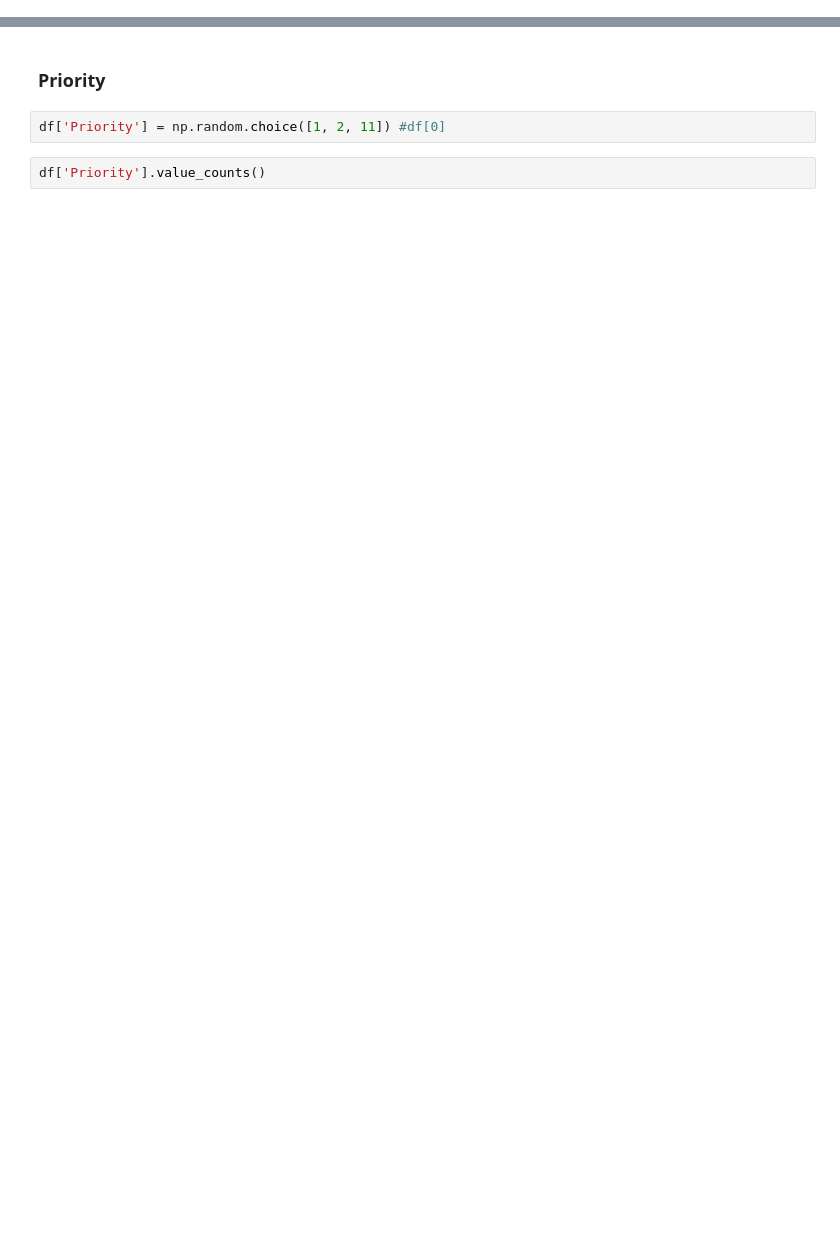
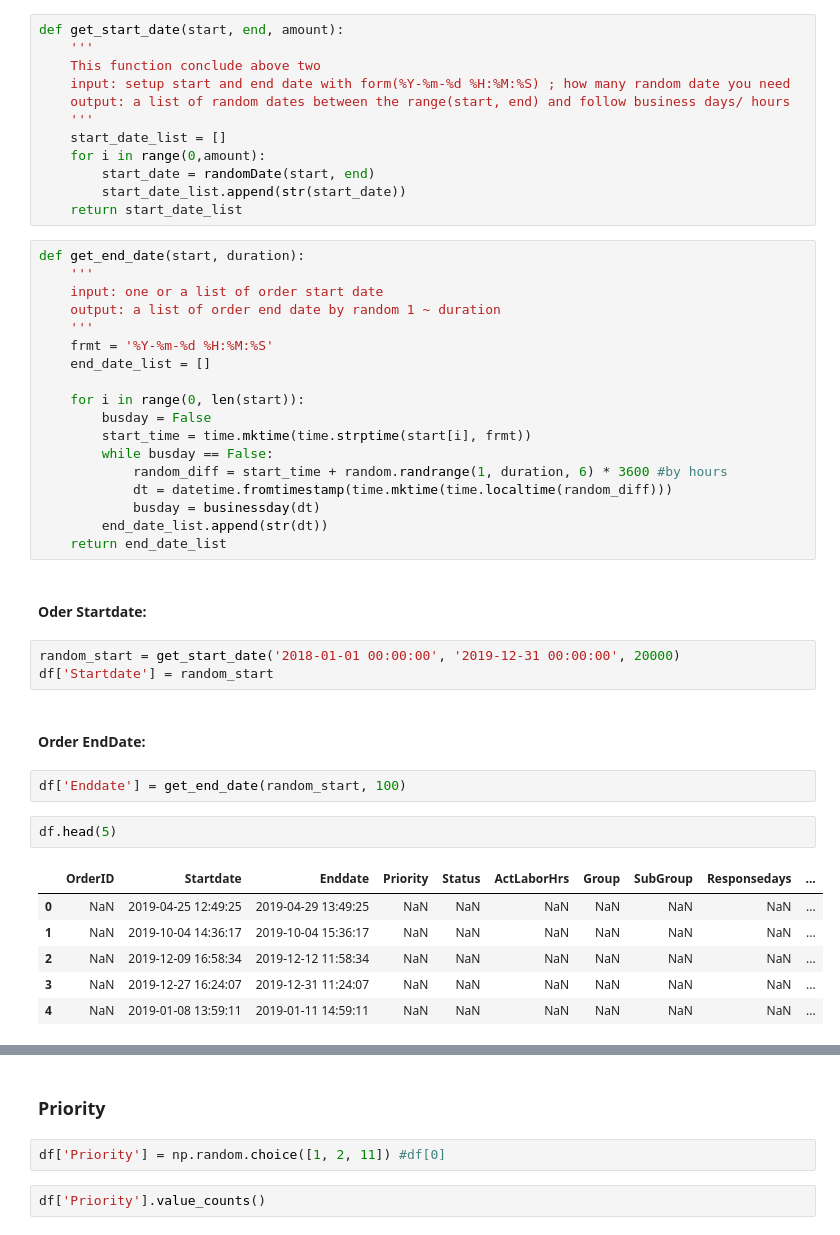
Before and after one commit to LLT9798/SampleData-for-Tableau, a Jupyter notebook: FakeData for Visualization.ipynb, the cells around one changed output, grey strips where cells are left out. Saved outputs shown, nothing was run; the diff lists cells and outputs as text; blank space fills up the shorter version.

```diff
--- a/FakeData for Visualization.ipynb
+++ b/FakeData for Visualization.ipynb
@@ -17,0 +53,48 @@ df['Number of Records'] = Numbers
+# %%
+def get_start_date(start, end, amount):
+    '''
+    This function conclude above two
+    input: setup start and end date with form(%Y-%m-%d %H:%M:%S) ; how many random date you need
+    output: a list of random dates between the range(start, end) and follow business days/ hours
+    '''
+    start_date_list = []
+    for i in range(0,amount):
+        start_date = randomDate(start, end)
+        start_date_list.append(str(start_date))
+    return start_date_list
+# %%
+def get_end_date(start, duration):
+    '''
+    input: one or a list of order start date
+    output: a list of order end date by random 1 ~ duration
+    '''
+    frmt = '%Y-%m-%d %H:%M:%S'
+    end_date_list = []
+
+    for i in range(0, len(start)):
+        busday = False
+        start_time = time.mktime(time.strptime(start[i], frmt))
+        while busday == False:
+            random_diff = start_time + random.randrange(1, duration, 6) * 3600 #by hours
+            dt = datetime.fromtimestamp(time.mktime(time.localtime(random_diff)))
+            busday = businessday(dt)
+        end_date_list.append(str(dt))
+    return end_date_list
+# %% [markdown]
+#### Oder Startdate:
+# %%
+random_start = get_start_date('2018-01-01 00:00:00', '2019-12-31 00:00:00', 20000)
+df['Startdate'] = random_start
+# %% [markdown]
+#### Order EndDate:
+# %%
+df['Enddate'] = get_end_date(random_start, 100)
+# %%
+df.head(5)
+# %% [output]
+|  | OrderID | Startdate | Enddate | Priority | Status | ActLaborHrs | Group | SubGroup | Responsedays | ... |
+| 0 | NaN | 2019-04-25 12:49:25 | 2019-04-29 13:49:25 | NaN | NaN | NaN | NaN | NaN | NaN | ... |
+| 1 | NaN | 2019-10-04 14:36:17 | 2019-10-04 15:36:17 | NaN | NaN | NaN | NaN | NaN | NaN | ... |
+| 2 | NaN | 2019-12-09 16:58:34 | 2019-12-12 11:58:34 | NaN | NaN | NaN | NaN | NaN | NaN | ... |
+| 3 | NaN | 2019-12-27 16:24:07 | 2019-12-31 11:24:07 | NaN | NaN | NaN | NaN | NaN | NaN | ... |
+| 4 | NaN | 2019-01-08 13:59:11 | 2019-01-11 14:59:11 | NaN | NaN | NaN | NaN | NaN | NaN | ... |
```
Also changed, not shown: parts of 50 cells of this notebook.
